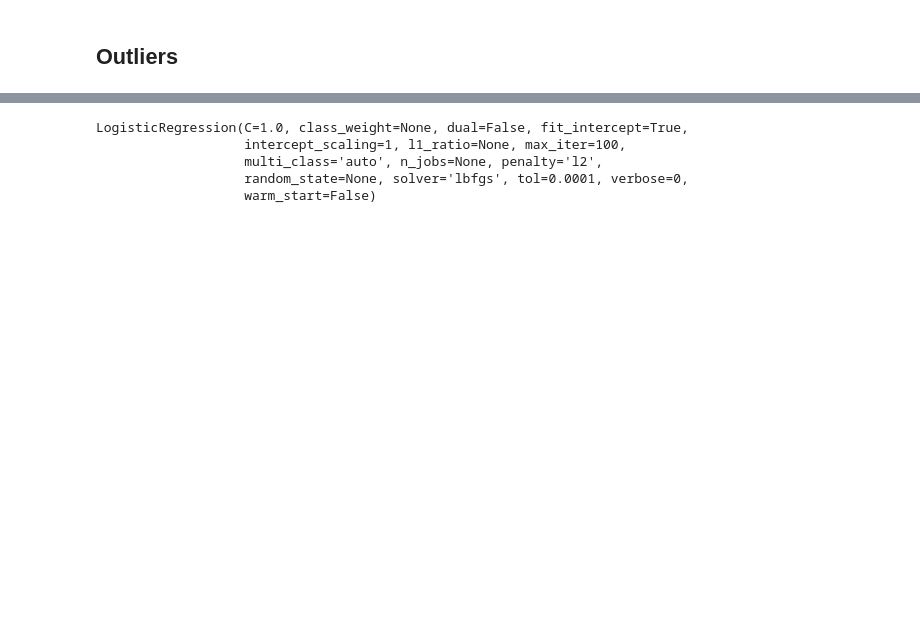
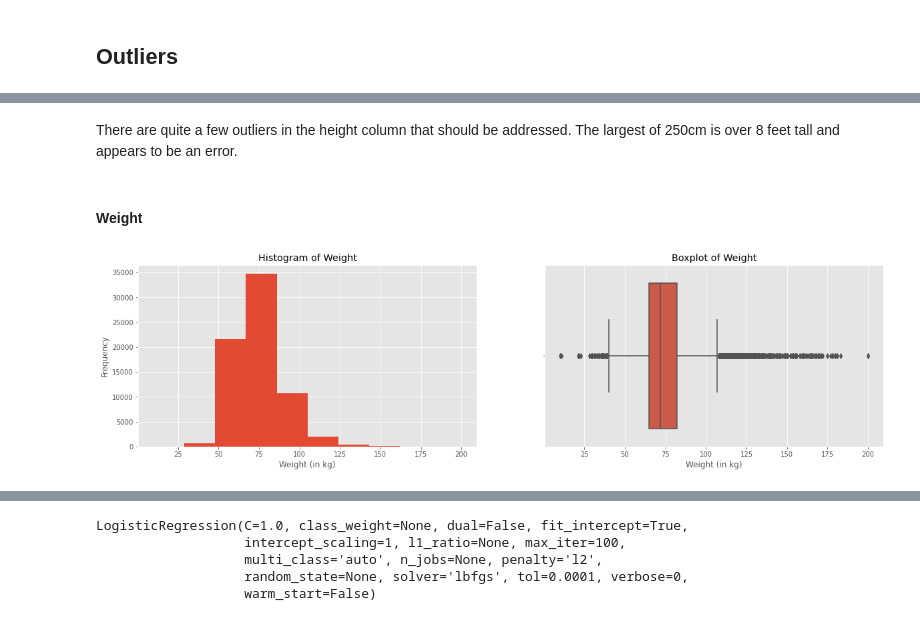
Before and after one commit to RobinsonCW/CardiovascularDiseaseClassification, a Jupyter notebook: src/exploratory_data_analysis/chance/python/Exploratory_Data_Analysis.ipynb, the cells around one changed output, grey strips where cells are left out. Cells and saved outputs as stored; diff of their text form; code cells hidden in the pictures; blank space fills up the shorter version.

```diff
--- a/src/exploratory_data_analysis/chance/python/Exploratory_Data_Analysis.ipynb
+++ b/src/exploratory_data_analysis/chance/python/Exploratory_Data_Analysis.ipynb
@@ -354,0 +263,26 @@ X = df[x_cols].to_numpy()
+# %% [markdown]
+There are quite a few outliers in the height column that should be addressed.  The largest of 250cm is over 8 feet tall and appears to be an error.
+# %% [markdown]
+#### Weight
+# %%
+
+fig_3 = plt.figure(1, figsize=(20, 5))
+
+chart_1 = fig_3.add_subplot(121)
+chart_2 = fig_3.add_subplot(122)
+
+chart_1.hist(df_clean["weight"])
+chart_1.xaxis.set_major_locator(MaxNLocator(integer=True))
+chart_1.set_title('Histogram of Weight')
+chart_1.set_xlabel('Weight (in kg)')
+chart_1.set_ylabel('Frequency')
+
+sns.boxplot(x="weight", data=df_clean, ax=chart_2)
+chart_2.xaxis.set_major_locator(MaxNLocator(integer=True))
+chart_2.set_title('Boxplot of Weight')
+chart_2.set_xlabel('Weight (in kg)')
+
+
+plt.show()
+# %% [output]
+[figure, added]
```
Also changed, not shown: parts of 156 cells of this notebook.
